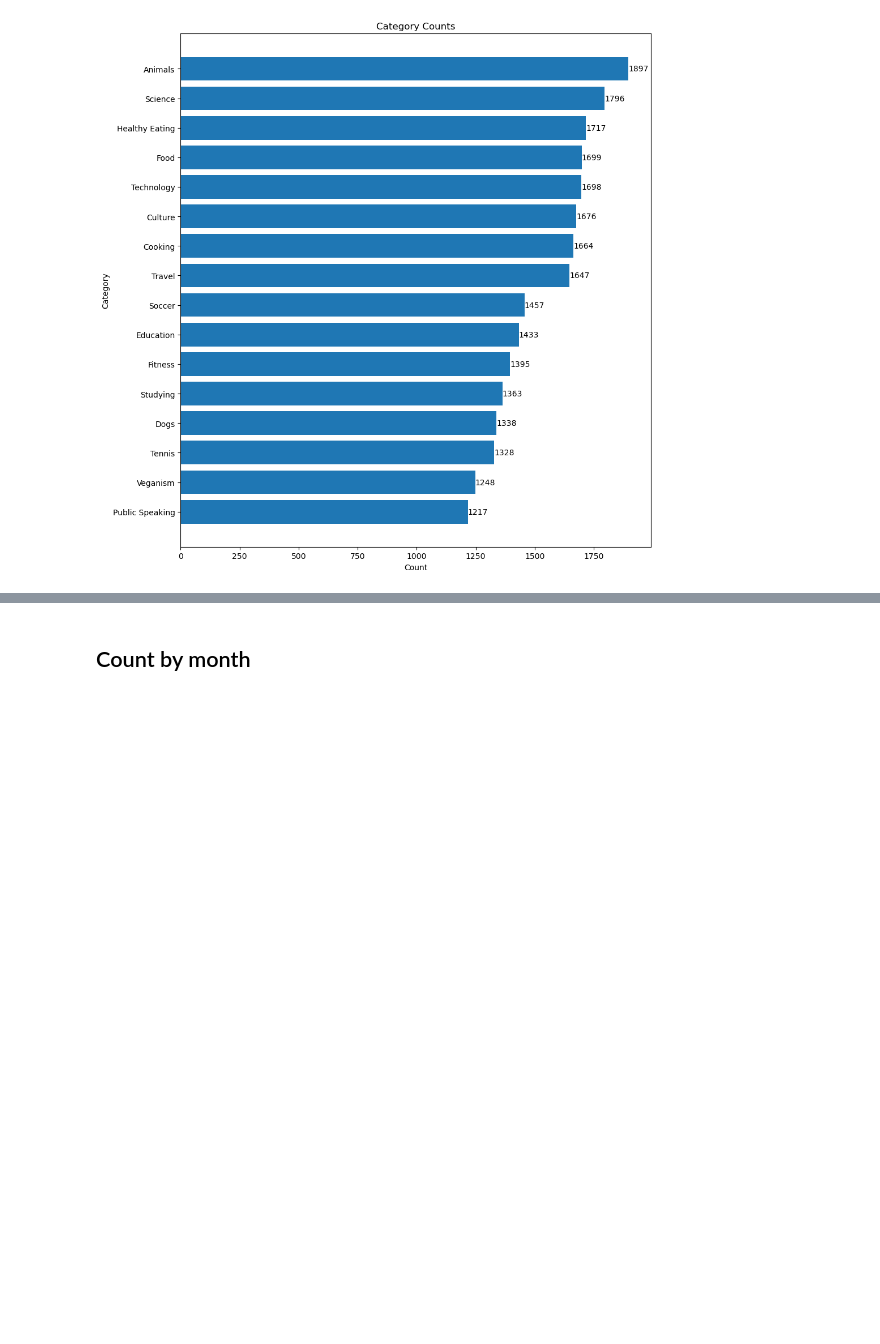
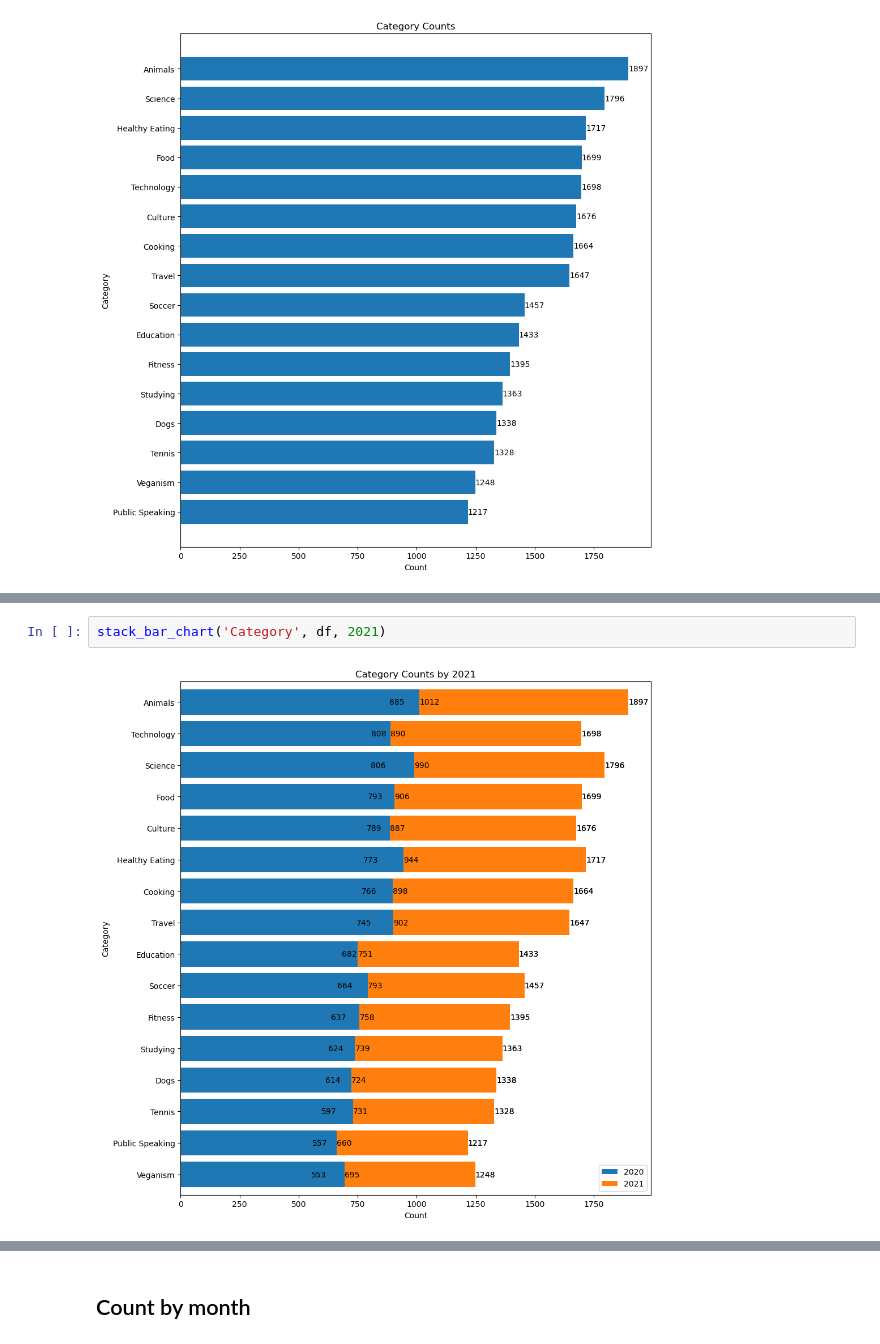
Before and after one commit to DerikVo/social_buzz, a Jupyter notebook: Code/02_visualization.ipynb, the cells around one changed output, grey strips where cells are left out. Cells and saved outputs as stored; diff of their text form; blank space fills up the shorter version.

```diff
--- a/Code/02_visualization.ipynb
+++ b/Code/02_visualization.ipynb
@@ -108 +112,5 @@ stack_bar_chart('Category', df)
+# %%
+stack_bar_chart('Category', df, 2021)
+# %% [output]
+[figure, added]
 # %% [markdown]
```
Also changed, not shown: parts of 7 cells of this notebook, 2 other files.
